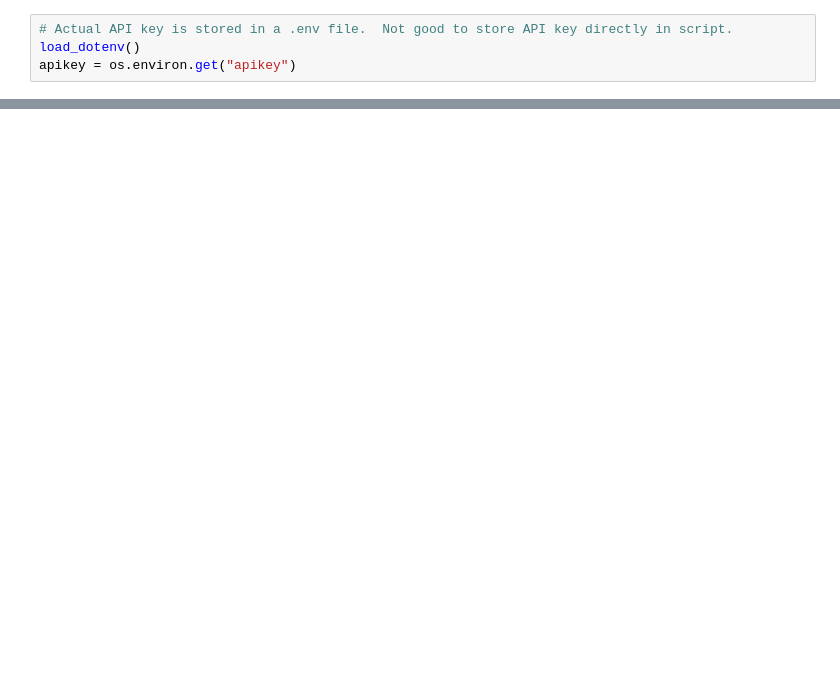
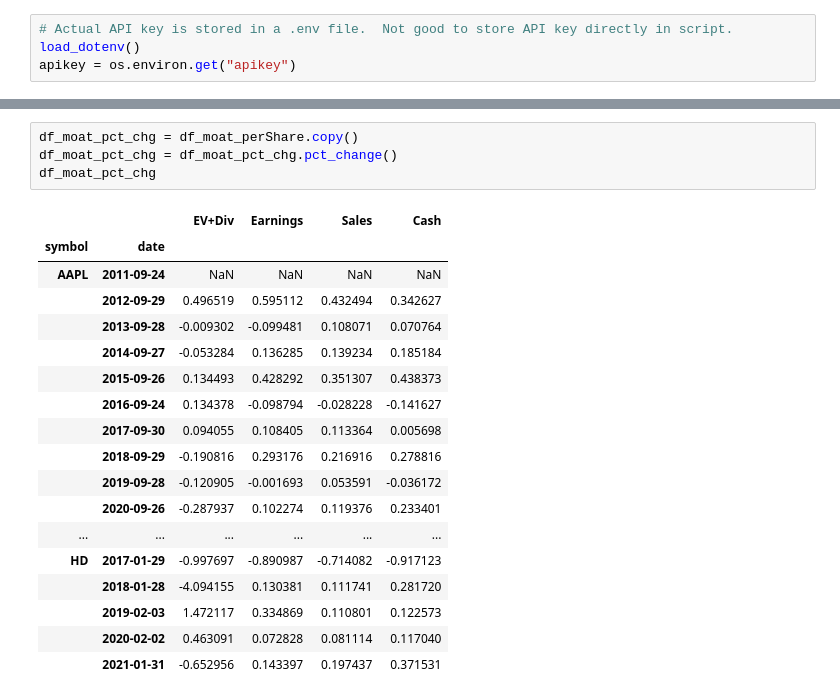
Before and after one commit to VinnyCarter05/fmpsdk-master, a Jupyter notebook: fmpsdk-example.ipynb, the cells around one changed output, grey strips where cells are left out. Cells and saved outputs as stored; diff of their text form; blank space fills up the shorter version.

```diff
--- a/fmpsdk-example.ipynb
+++ b/fmpsdk-example.ipynb
@@ -77,0 +179,23 @@ fmpsdk.income_statement(apikey=apikey, symbol=symbol)
+# %%
+df_moat_pct_chg = df_moat_perShare.copy()
+df_moat_pct_chg = df_moat_pct_chg.pct_change()
+df_moat_pct_chg
+# %% [output]
+|  |  | EV+Div | Earnings | Sales | Cash |
+| symbol | date |  |  |  |  |
+| AAPL | 2011-09-24 | NaN | NaN | NaN | NaN |
+|  | 2012-09-29 | 0.496519 | 0.595112 | 0.432494 | 0.342627 |
+|  | 2013-09-28 | -0.009302 | -0.099481 | 0.108071 | 0.070764 |
+|  | 2014-09-27 | -0.053284 | 0.136285 | 0.139234 | 0.185184 |
+|  | 2015-09-26 | 0.134493 | 0.428292 | 0.351307 | 0.438373 |
+|  | 2016-09-24 | 0.134378 | -0.098794 | -0.028228 | -0.141627 |
+|  | 2017-09-30 | 0.094055 | 0.108405 | 0.113364 | 0.005698 |
+|  | 2018-09-29 | -0.190816 | 0.293176 | 0.216916 | 0.278816 |
+|  | 2019-09-28 | -0.120905 | -0.001693 | 0.053591 | -0.036172 |
+|  | 2020-09-26 | -0.287937 | 0.102274 | 0.119376 | 0.233401 |
+| ... | ... | ... | ... | ... | ... |
+| HD | 2017-01-29 | -0.997697 | -0.890987 | -0.714082 | -0.917123 |
+|  | 2018-01-28 | -4.094155 | 0.130381 | 0.111741 | 0.281720 |
+|  | 2019-02-03 | 1.472117 | 0.334869 | 0.110801 | 0.122573 |
+|  | 2020-02-02 | 0.463091 | 0.072828 | 0.081114 | 0.117040 |
+|  | 2021-01-31 | -0.652956 | 0.143397 | 0.197437 | 0.371531 |
```
Also changed, not shown: parts of 12 cells of this notebook.
